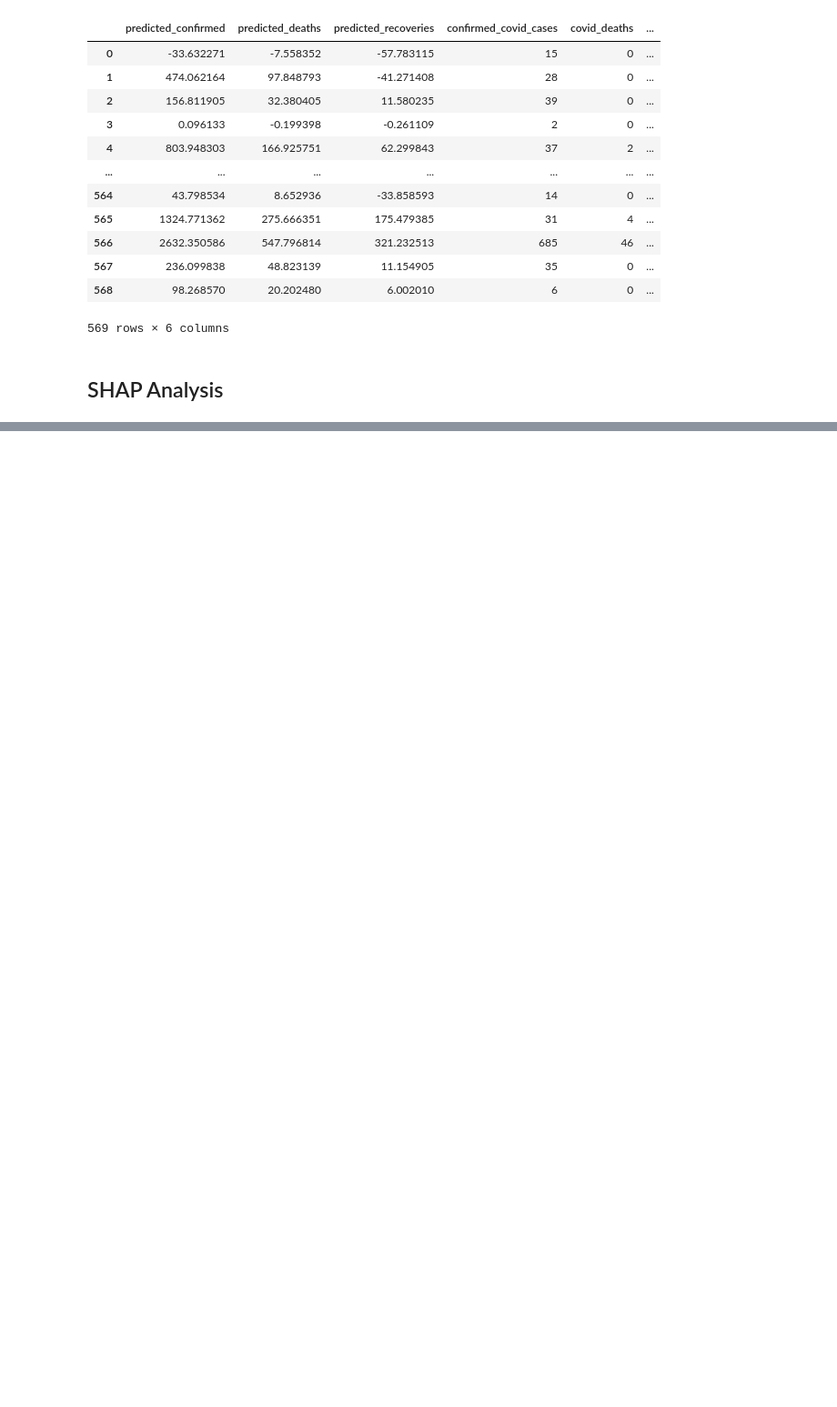
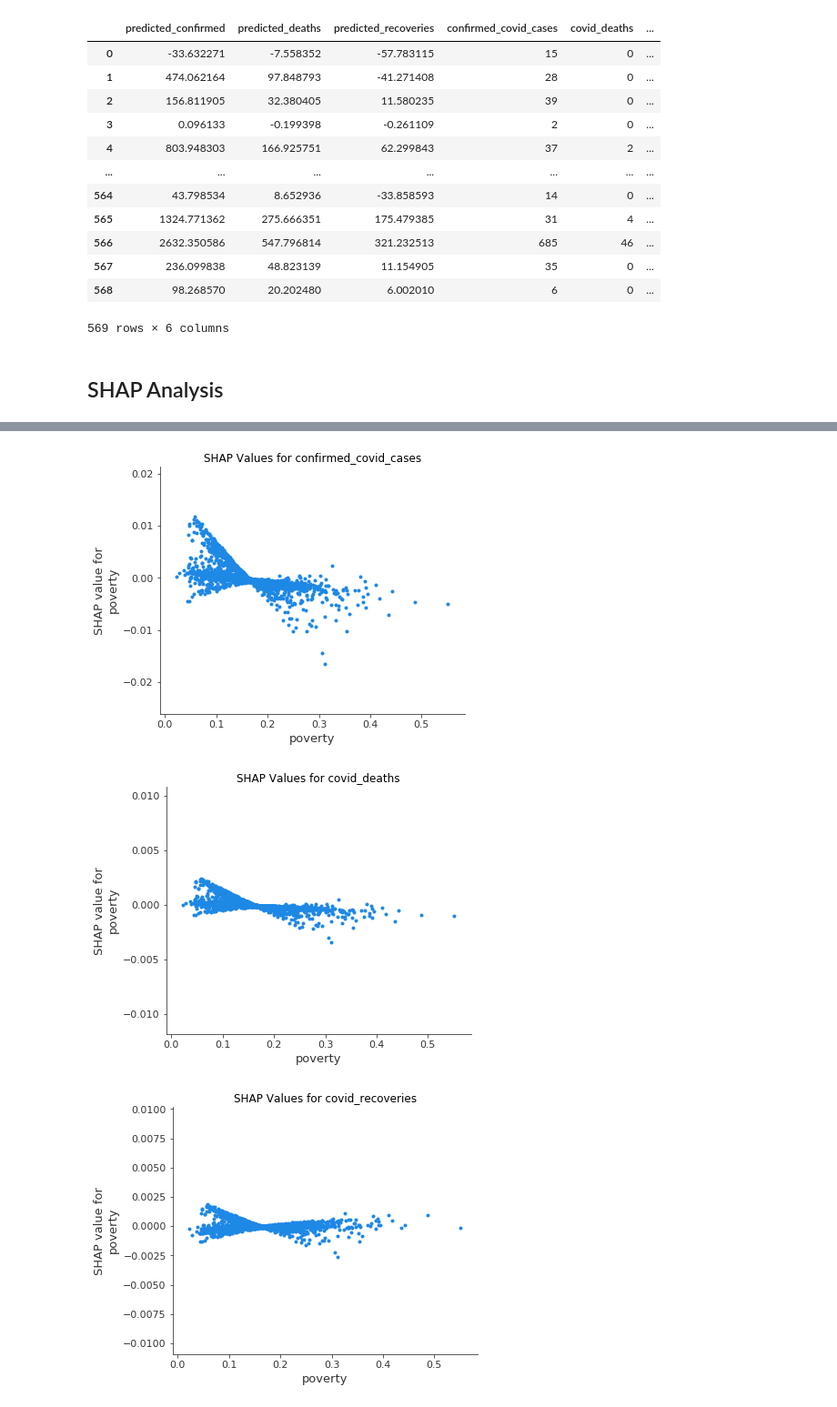
Before and after one commit to jluby/cs109_airpred, a Jupyter notebook: ffnn_analysis.ipynb, the cells around one changed output, grey strips where cells are left out. Shown at 91% size. Saved outputs shown, nothing was run; the diff lists cells and outputs as text; code cells hidden in the pictures; blank space fills up the shorter version.

```diff
--- a/ffnn_analysis.ipynb
+++ b/ffnn_analysis.ipynb
@@ -227,0 +243,13 @@ test_results
+# %%
+def plot_shap_dependence(feature, interaction):
+    col_index = X_train.columns.get_loc(feature)
+    for j, response in enumerate(responses):
+        shap.dependence_plot(col_index, shap_values[j], X_train, interaction_index=interaction, show=False)
+        plt.title(f"SHAP Values for {response}")
+        plt.plot()
+# %%
+plot_shap_dependence('poverty', None)
+# %% [output]
+[figure, added]
+[figure, added]
+[figure, added]
```
Also changed, not shown: parts of 8 cells of this notebook.
